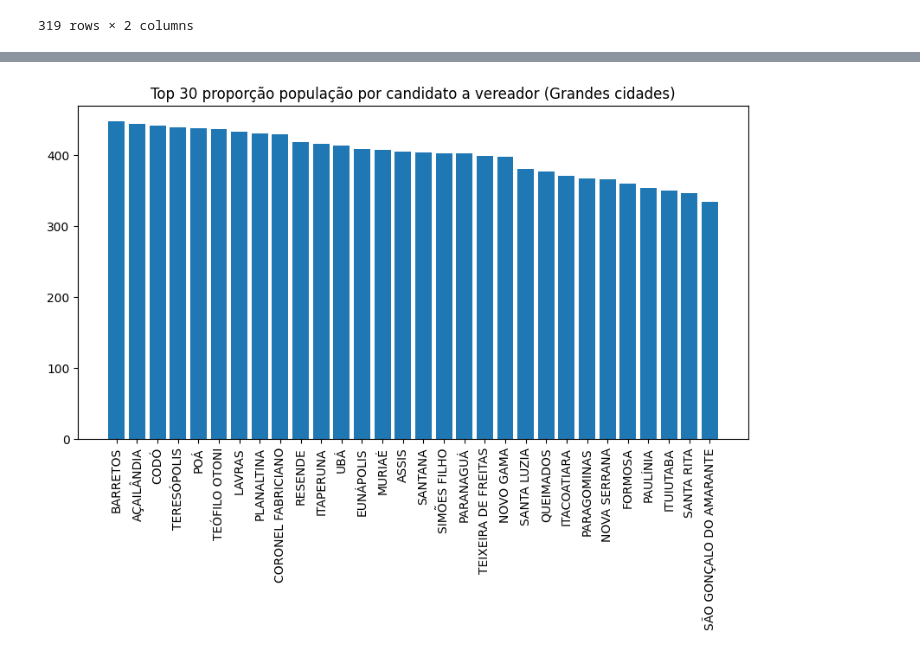
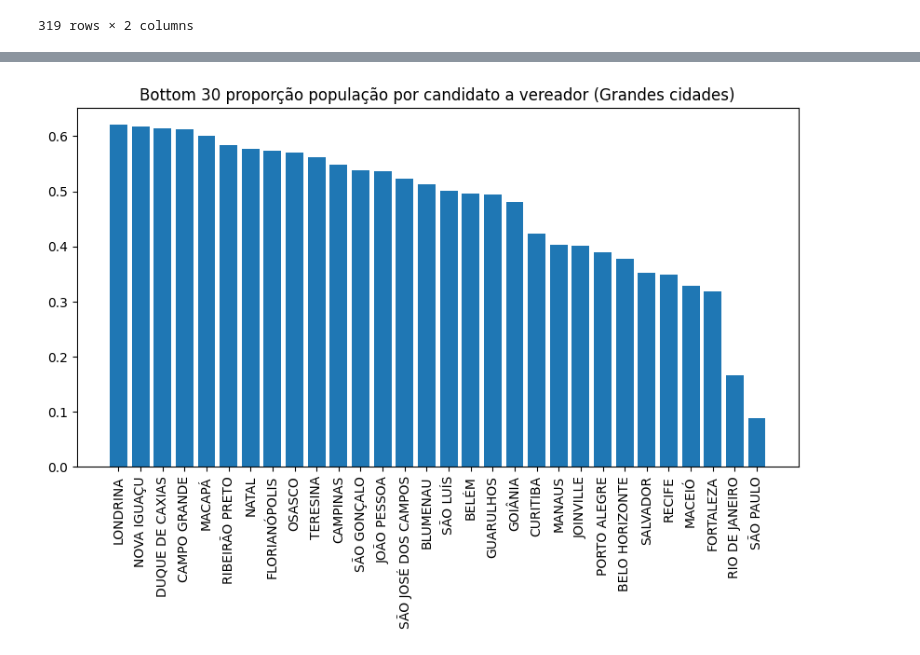
Before and after one commit to nfmmendes/eleicoes-2024-brasil, a Jupyter notebook: Eleições 2024.ipynb, the cells around one changed output, grey strips where cells are left out. Drawn from its saved outputs; the diff is of its cells as text; code cells hidden in the pictures.

```diff
--- a/Eleições 2024.ipynb
+++ b/Eleições 2024.ipynb
@@ -86,7 +86,7 @@ lista_de_cidades = list(df_pop_grandes_cidades["CIDADE"])
 df_cand_vereador_grandes_cidades = df_candidatos_vereador[df_candidatos_vereador["NM_UE"].isin(lista_de_cidades)]\
 [["NM_UE", "NM_URNA_CANDIDATO"]].groupby(["NM_UE"]).count()
 df_cand_vereador_grandes_cidades = df_pop_grandes_cidades.merge(df_cand_vereador_grandes_cidades, left_on="CIDADE", right_on="NM_UE")
-df_cand_vereador_grandes_cidades["CAND_POR_MIL_HAB"] = df_cand_vereador_grandes_cidades["POPULACAO"]/df_cand_vereador_grandes_cidades["NM_URNA_CANDIDATO"]
-df_cand_vereador_grandes_cidades = df_cand_vereador_grandes_cidades.sort_values(by="POP_CANDIDATO", ascending=False)
+df_cand_vereador_grandes_cidades["CAND_POR_MIL_HAB"] = df_cand_vereador_grandes_cidades["NM_URNA_CANDIDATO"]/(df_cand_vereador_grandes_cidades["POPULACAO"]/1000)
+df_cand_vereador_grandes_cidades = df_cand_vereador_grandes_cidades.sort_values(by="CAND_POR_MIL_HAB", ascending=False)
 df_cand_vereador_grandes_cidades
 # %% [output]
@@ -114,8 +114,8 @@ plt.show()
 # %%
 plt.figure(figsize=(10, 5))
-plt.bar(df_cand_vereador_grandes_cidades.iloc[-30:]["CIDADE"], df_cand_vereador_grandes_cidades.iloc[-30:]["POP_CANDIDATO"])
-plt.title("Top 30 proporção população por candidato a vereador (Grandes cidades)")
+plt.bar(df_cand_vereador_grandes_cidades.iloc[-30:]["CIDADE"], df_cand_vereador_grandes_cidades.iloc[-30:]["CAND_POR_MIL_HAB"])
+plt.title("Bottom 30 can população por candidato a vereador (Grandes cidades)")
 plt.xticks(rotation=90)
 plt.show()
 # %% [output]
-[figure, old version]
+[figure, new version]
```
Also changed, not shown: parts of 4 cells of this notebook.
